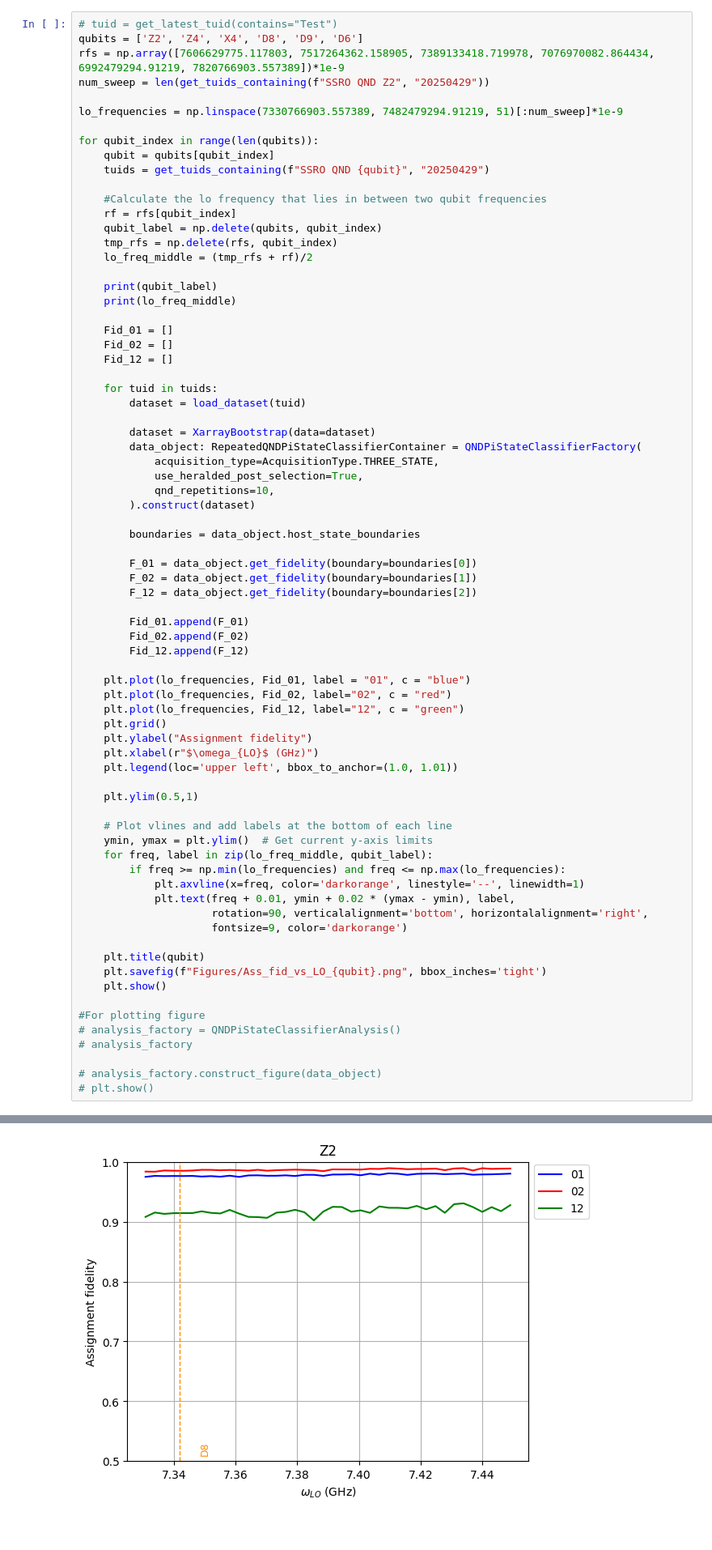
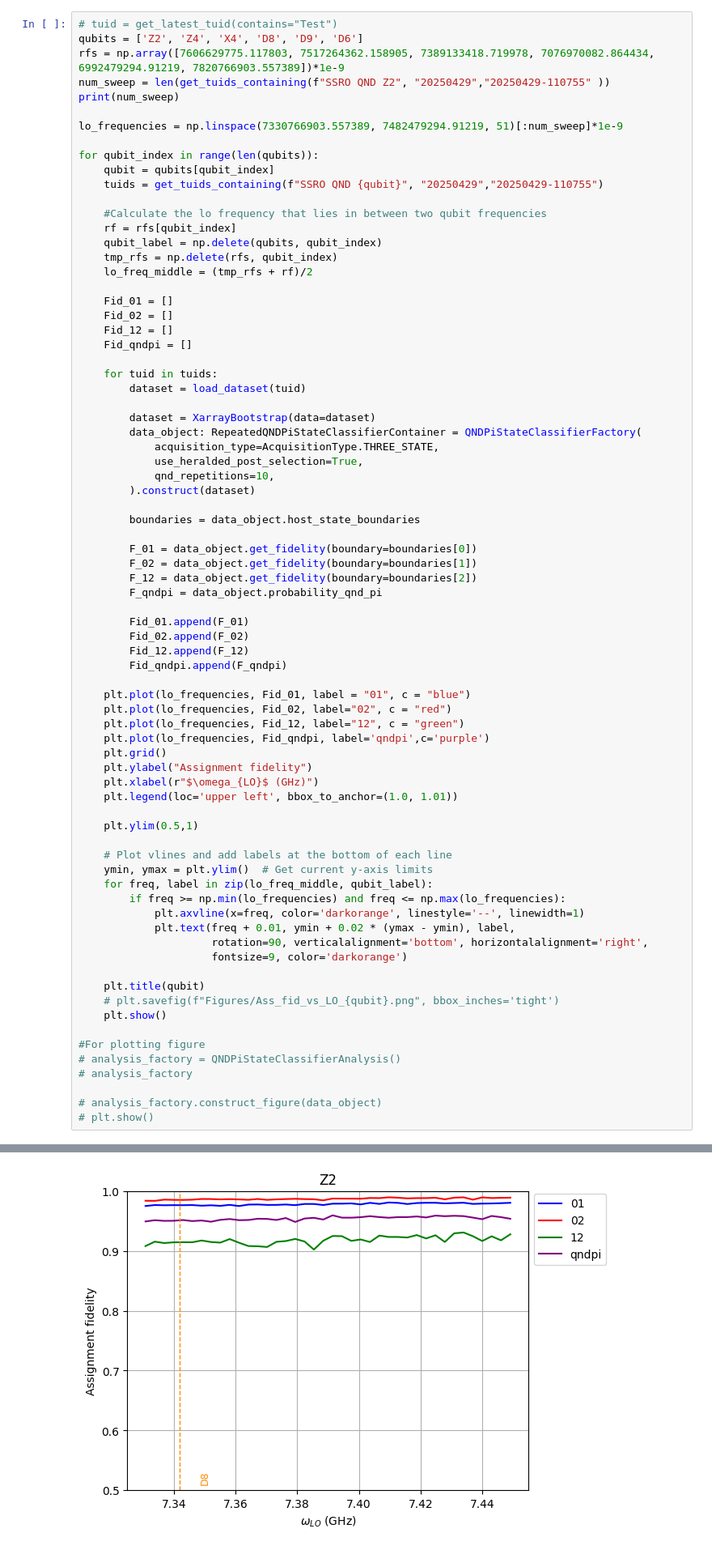
Before and after one commit to peterschaefers/MEP, a Jupyter notebook: LO Sweep.ipynb, the cells around one changed output, grey strips where cells are left out. Shown at 81% size. Saved outputs shown, nothing was run; the diff lists cells and outputs as text.

```diff
--- a/LO Sweep.ipynb
+++ b/LO Sweep.ipynb
@@ -50,13 +52,14 @@ Data will be saved in:
 # tuid = get_latest_tuid(contains="Test")
 qubits = ['Z2', 'Z4', 'X4', 'D8', 'D9', 'D6']
 rfs = np.array([7606629775.117803, 7517264362.158905, 7389133418.719978, 7076970082.864434, 6992479294.91219, 7820766903.557389])*1e-9
-num_sweep = len(get_tuids_containing(f"SSRO QND Z2", "20250429"))
+num_sweep = len(get_tuids_containing(f"SSRO QND Z2", "20250429","20250429-110755" ))
+print(num_sweep)
 
 lo_frequencies = np.linspace(7330766903.557389, 7482479294.91219, 51)[:num_sweep]*1e-9
 
 for qubit_index in range(len(qubits)):
     qubit = qubits[qubit_index]
-    tuids = get_tuids_containing(f"SSRO QND {qubit}", "20250429")
+    tuids = get_tuids_containing(f"SSRO QND {qubit}", "20250429","20250429-110755")
 
     #Calculate the lo frequency that lies in between two qubit frequencies
     rf = rfs[qubit_index]
@@ -64,12 +67,10 @@ for qubit_index in range(len(qubits)):
     tmp_rfs = np.delete(rfs, qubit_index)
     lo_freq_middle = (tmp_rfs + rf)/2
 
-    print(qubit_label)
-    print(lo_freq_middle)
-
     Fid_01 = []
     Fid_02 = []
     Fid_12 = []
+    Fid_qndpi = []
 
     for tuid in tuids:
         dataset = load_dataset(tuid)
@@ -86,14 +87,17 @@ for qubit_index in range(len(qubits)):
         F_01 = data_object.get_fidelity(boundary=boundaries[0])
         F_02 = data_object.get_fidelity(boundary=boundaries[1])
         F_12 = data_object.get_fidelity(boundary=boundaries[2])
+        F_qndpi = data_object.probability_qnd_pi
 
         Fid_01.append(F_01)
         Fid_02.append(F_02)
         Fid_12.append(F_12)
+        Fid_qndpi.append(F_qndpi)
 
     plt.plot(lo_frequencies, Fid_01, label = "01", c = "blue")
     plt.plot(lo_frequencies, Fid_02, label="02", c = "red")
     plt.plot(lo_frequencies, Fid_12, label="12", c = "green")
+    plt.plot(lo_frequencies, Fid_qndpi, label='qndpi',c='purple')
     plt.grid()
     plt.ylabel("Assignment fidelity")
     plt.xlabel(r"$\omega_{LO}$ (GHz)")
@@ -111,7 +115,7 @@ for qubit_index in range(len(qubits)):
                      fontsize=9, color='darkorange')
 
     plt.title(qubit)
-    plt.savefig(f"Figures/Ass_fid_vs_LO_{qubit}.png", bbox_inches='tight')
+    # plt.savefig(f"Figures/Ass_fid_vs_LO_{qubit}.png", bbox_inches='tight')
     plt.show()
 
 #For plotting figure
@@ -126 +129 @@ for qubit_index in range(len(qubits)):
-[figure, old version]
+[figure, new version]
```
Also changed, not shown: parts of 9 cells of this notebook, 41 other files.
